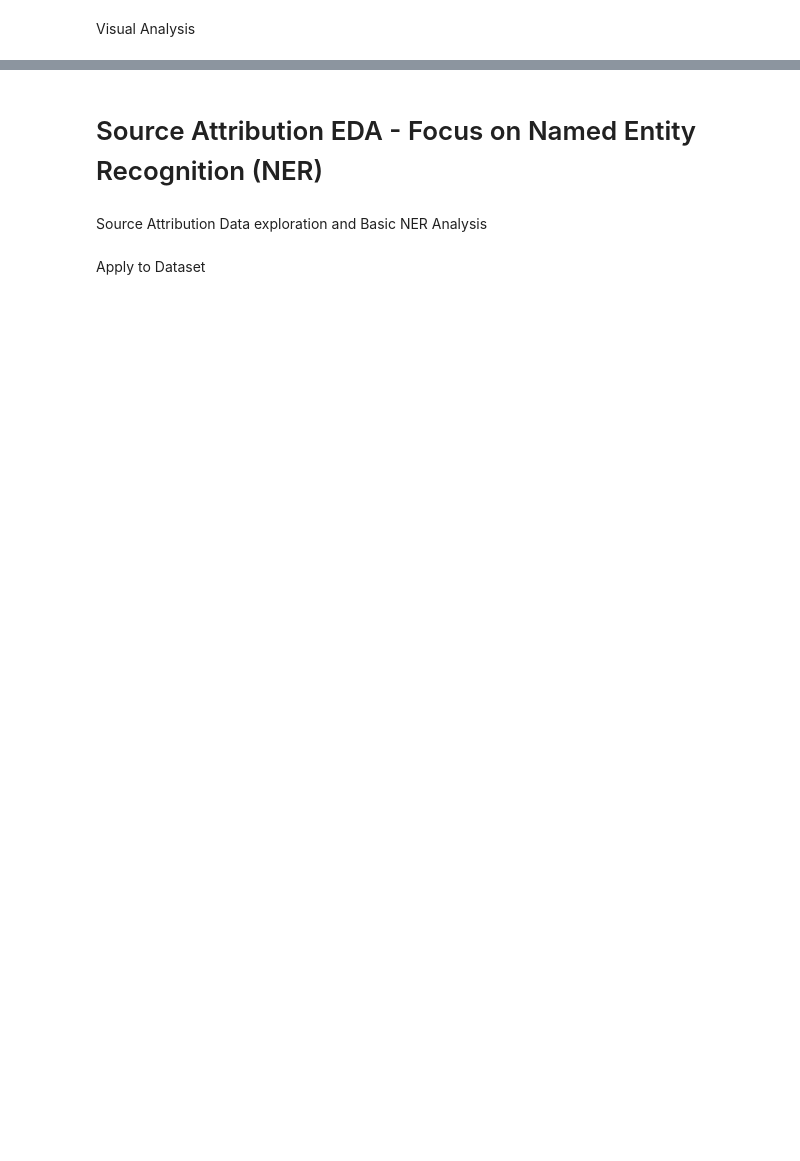
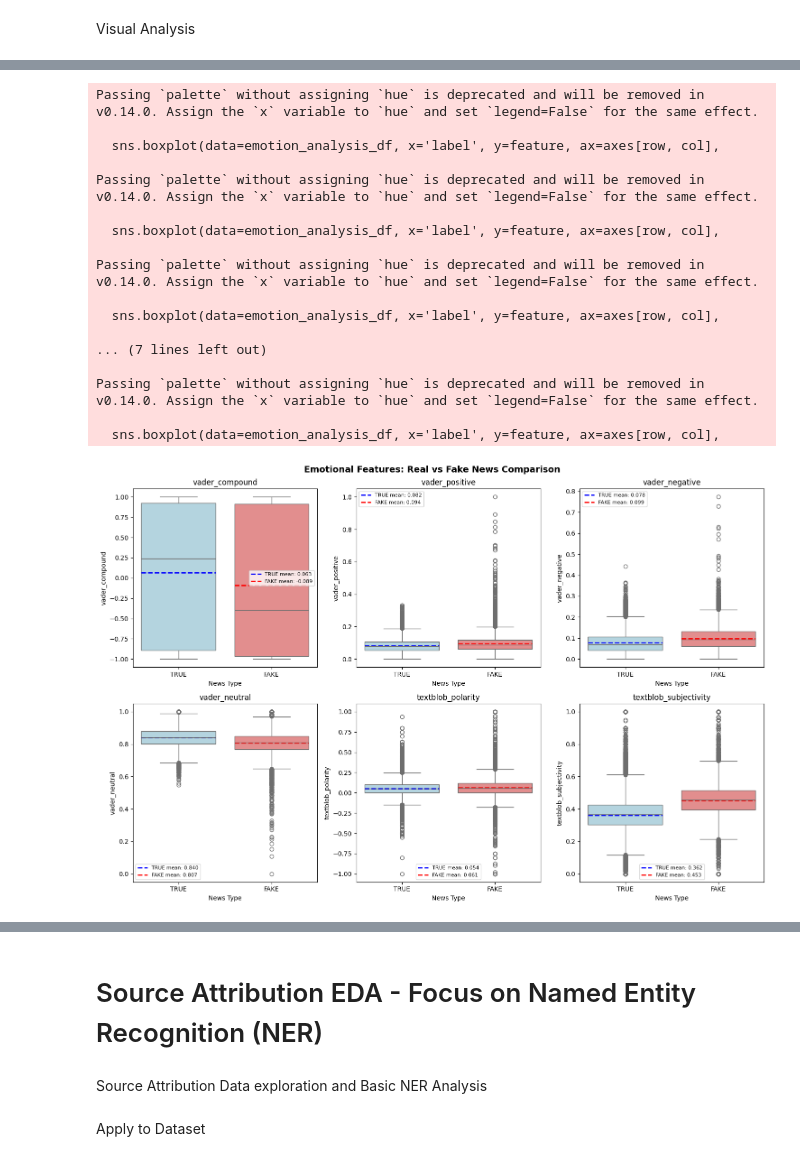
Before and after one commit to Accenture-1a-BTT/accenture-1a-team-project, a Jupyter notebook: FakeNews_Accenture.ipynb, the cells around one changed output, grey strips where cells are left out. Cells and saved outputs as stored; diff of their text form; code cells hidden in the pictures; blank space fills up the shorter version.

```diff
--- a/FakeNews_Accenture.ipynb
+++ b/FakeNews_Accenture.ipynb
@@ -1053,16 +1050,0 @@ Emotion words correlation analysis (Need improved)
-# %%
-# Label True News as 1, Fake news as 0
-emotion_analysis_df['label_num'] = (emotion_analysis_df['label'] == 'TRUE').astype(int)
-
-correlation = {}
-emotion_feature = ['vader_compound', 'vader_positive', 'vader_negative', 'vader_neutral', 'textblob_polarity', 'textblob_subjectivity']
-
-# Calculate the correlation of each feature
-for feature in emotion_feature:
-  corr = emotion_analysis_df[feature].corr(emotion_analysis_df['label_num'])
-  correlation[feature] = corr
-  print(f"{feature}: {corr:.2f}")
-
-# get the list of features that has a correlation > 0.3
-strong_features = {feature: corr for feature, corr in correlation.items() if abs(corr) > 0.3}
-print(f"Strong correlation features(> 0.3 ): {strong_features}")
@@ -1104,0 +1105,62 @@ plt.show()
+# %%
+emotion_feature = ['vader_compound', 'vader_positive', 'vader_negative',
+                   'vader_neutral', 'textblob_polarity', 'textblob_subjectivity']
+
+if 'label' not in emotion_analysis_df.columns or emotion_analysis_df.columns.duplicated().any():
+    print("🔄 Recreating emotion_analysis_df...")
+    emotion_analysis_df = df_final_cleaned.copy()
+
+emotion_analysis_df = emotion_analysis_df.loc[:, ~emotion_analysis_df.columns.duplicated()]
+
+missing_features = [f for f in emotion_feature if f not in emotion_analysis_df.columns]
+if missing_features:
+    print(f"Missing features: {missing_features}")
+    print("Please add these features to df_final_cleaned first!")
+else:
+    fig, axes = plt.subplots(nrows=2, ncols=3, figsize=(15, 10))
+    fig.suptitle('Emotional Features: Real vs Fake News Comparison',
+                 fontsize=14, fontweight='bold')
+
+    for i, feature in enumerate(emotion_feature):
+        row = i // 3
+        col = i % 3
+
+        # Create boxplot for each feature
+        sns.boxplot(data=emotion_analysis_df, x='label', y=feature, ax=axes[row, col],
+                    palette={'TRUE': 'lightblue', 'FAKE': 'lightcoral'})
+
+        # Calculate means
+        true_mean = emotion_analysis_df[emotion_analysis_df['label']=='TRUE'][feature].mean()
+        fake_mean = emotion_analysis_df[emotion_analysis_df['label']=='FAKE'][feature].mean()
+
+        # Add mean lines
+        axes[row, col].hlines(true_mean, -0.4, 0.4, colors='blue', linestyles='dashed',
+                             linewidth=2, label=f'TRUE mean: {true_mean:.3f}')
+        axes[row, col].hlines(fake_mean, 0.6, 1.4, colors='red', linestyles='dashed',
+                             linewidth=2, label=f'FAKE mean: {fake_mean:.3f}')
+
+        axes[row, col].set_title(f'{feature}')
+        axes[row, col].set_xlabel('News Type')
+        axes[row, col].legend(fontsize=8, loc='best')
+
+    plt.tight_layout()
+    plt.show()
+# %% [output]
+Passing `palette` without assigning `hue` is deprecated and will be removed in v0.14.0. Assign the `x` variable to `hue` and set `legend=False` for the same effect.
+
+  sns.boxplot(data=emotion_analysis_df, x='label', y=feature, ax=axes[row, col],
+
+Passing `palette` without assigning `hue` is deprecated and will be removed in v0.14.0. Assign the `x` variable to `hue` and set `legend=False` for the same effect.
+
+  sns.boxplot(data=emotion_analysis_df, x='label', y=feature, ax=axes[row, col],
+
+Passing `palette` without assigning `hue` is deprecated and will be removed in v0.14.0. Assign the `x` variable to `hue` and set `legend=False` for the same effect.
+
+  sns.boxplot(data=emotion_analysis_df, x='label', y=feature, ax=axes[row, col],
+
+... (7 lines left out)
+
+Passing `palette` without assigning `hue` is deprecated and will be removed in v0.14.0. Assign the `x` variable to `hue` and set `legend=False` for the same effect.
+
+  sns.boxplot(data=emotion_analysis_df, x='label', y=feature, ax=axes[row, col],
+[figure, added]
```
Also changed, not shown: parts of 29 cells of this notebook.
